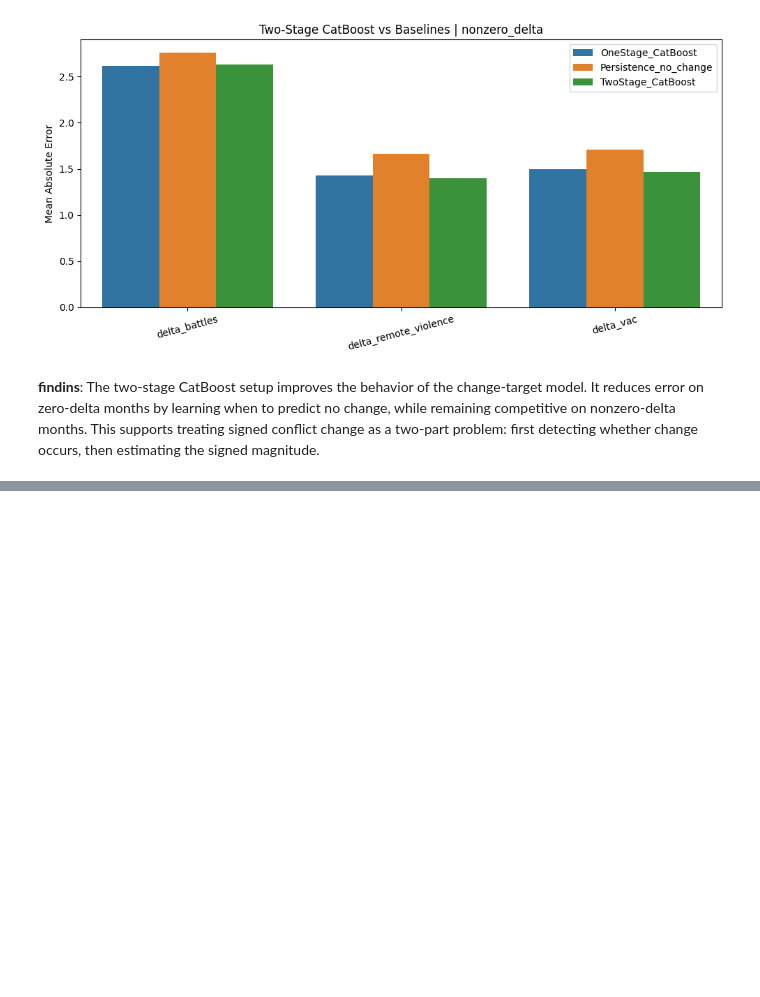
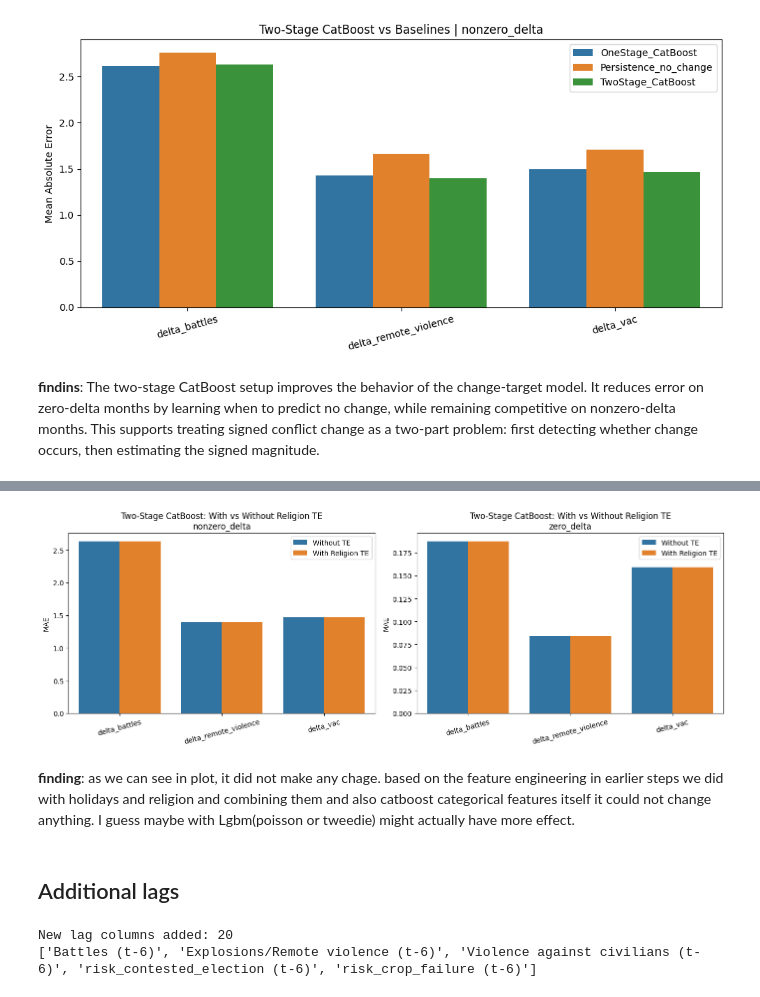
Before and after one commit to rapsoj/predicting-global-conflict, a Jupyter notebook: forecast_model/notebooks/change_target_track.ipynb, the cells around one changed output, grey strips where cells are left out. Drawn from its saved outputs; the diff is of its cells as text; code cells hidden in the pictures; blank space fills up the shorter version.

```diff
--- a/forecast_model/notebooks/change_target_track.ipynb
+++ b/forecast_model/notebooks/change_target_track.ipynb
@@ -1890,0 +2163,73 @@ for group in ['zero_delta', 'nonzero_delta']:
+# %%
+comparison_df = two_stage_summary[two_stage_summary['model'] == 'TwoStage_CatBoost'][['target', 'delta_group', 'mae']].copy()
+comparison_df['model'] = 'Without TE'
+
+te_plot = te_summary.copy()
+te_plot['model'] = 'With Religion TE'
+
+plot_df = pd.concat([comparison_df, te_plot], ignore_index=True)
+
+fig, axes = plt.subplots(1, 2, figsize=(14, 5))
+
+for ax, group in zip(axes, ['nonzero_delta', 'zero_delta']):
+    data = plot_df[plot_df['delta_group'] == group]
+    sns.barplot(data=data, x='target', y='mae', hue='model', ax=ax)
+    ax.set_title(f'Two-Stage CatBoost: With vs Without Religion TE\n{group}')
+    ax.set_xlabel('')
+    ax.set_ylabel('MAE')
+    ax.tick_params(axis='x', rotation=15)
+    ax.legend(title='')
+
+plt.tight_layout()
+plt.show()
+# %% [output]
+[figure, added]
+# %% [markdown]
+**finding**: as we can see in plot, it did not make any chage. based on the feature engineering in earlier steps we did with holidays and religion and combining them and also catboost categorical features itself it could not change anything. I guess maybe with Lgbm(poisson or tweedie) might actually have more effect.
+# %% [markdown]
+## Additional lags
+# %%
+# Compute t-6 and t-12 lags for conflict and risk columns
+# Must be computed per region to avoid cross-region leakage
+
+CONFLICT_COLS_TO_LAG = [
+    'Battles',
+    'Explosions/Remote violence',
+    'Protests',
+    'Riots',
+    'Strategic developments',
+    'Violence against civilians',
+    'Excessive force against protesters',
+    'Agreement',
+]
+
+RISK_COLS_TO_LAG = [
+    'risk_contested_election',
+    'risk_crop_failure',
+    'risk_economic_concern',
+    'risk_ethnic_tension',
+    'risk_military_coup',
+    'risk_natural_disaster',
+    'risk_political_assassination',
+]
+
+COLS_TO_LAG = CONFLICT_COLS_TO_LAG + RISK_COLS_TO_LAG
+LAG_PERIODS = [6, 12]
+
+for lag in LAG_PERIODS:
+    for col in COLS_TO_LAG:
+        if col not in model_data.columns:
+            continue
+        new_col = f'{col} (t-{lag})'
+        model_data[new_col] = (
+            model_data.groupby(level='matched_admin1_id')[col]
+            .shift(lag)
+        )
+
+# Verify
+new_lag_cols = [f'{c} (t-{l})' for l in LAG_PERIODS for c in COLS_TO_LAG if c in model_data.columns]
+print(f"New lag columns added: {len(new_lag_cols)}")
+print(new_lag_cols[:5])
+# %% [output]
+New lag columns added: 20
+['Battles (t-6)', 'Explosions/Remote violence (t-6)', 'Violence against civilians (t-6)', 'risk_contested_election (t-6)', 'risk_crop_failure (t-6)']
```
Also changed, not shown: parts of 42 cells of this notebook, 2 other files.
